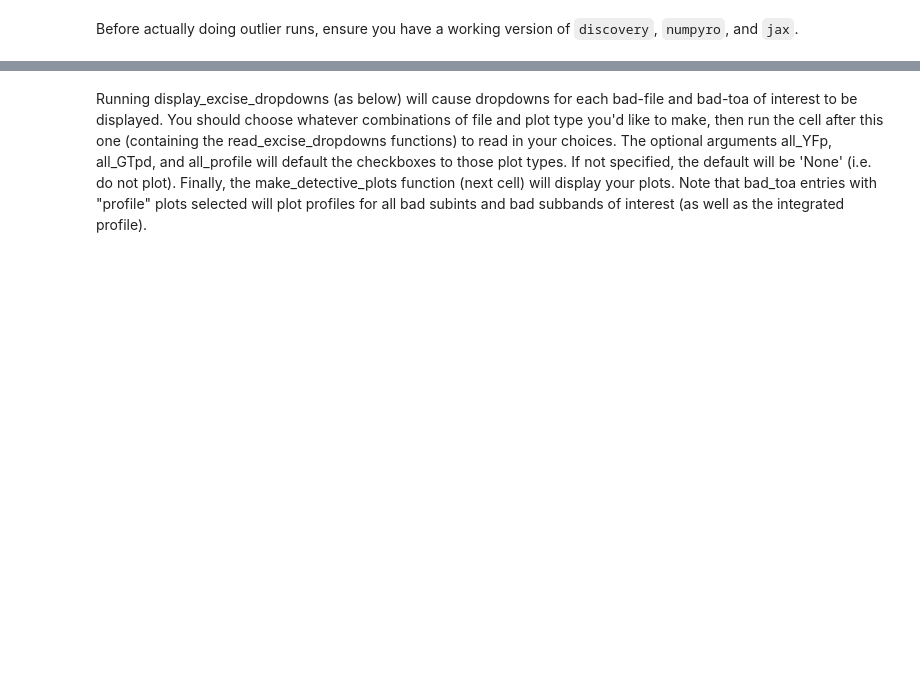
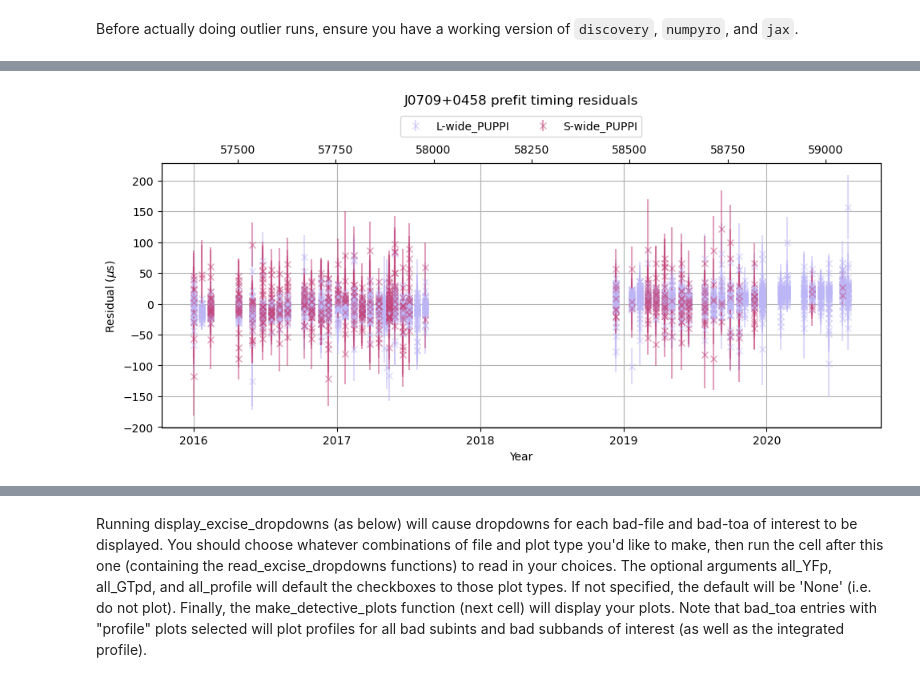
Before and after one commit to nanograv/pint_pal, a Jupyter notebook: nb_templates/toa_excision_discovery.ipynb, the cells around one changed output, grey strips where cells are left out. Saved outputs shown, nothing was run; the diff lists cells and outputs as text; code cells hidden in the pictures; blank space fills up the shorter version.

```diff
--- a/nb_templates/toa_excision_discovery.ipynb
+++ b/nb_templates/toa_excision_discovery.ipynb
@@ -249,5 +315,5 @@ plot_cuts_all_backends(to, save=True)
 # %%
 # Plot residuals vs. time after auto/manual cuts
-from pint_pal.plot_utils import plot_residuals_time
 fo = tc.construct_fitter(to,mo)
-plot_residuals_time(fo, restype='prefit')
+pu.plot_residuals_time(fo, restype='prefit')
+# %% [output]
@@ -254,2 +329,3 @@ plot_residuals_time(fo, restype='prefit')
+[figure, added]
 # %%
 # Plot residuals & highlight manual cuts
```
Also changed, not shown: parts of 51 cells of this notebook.
